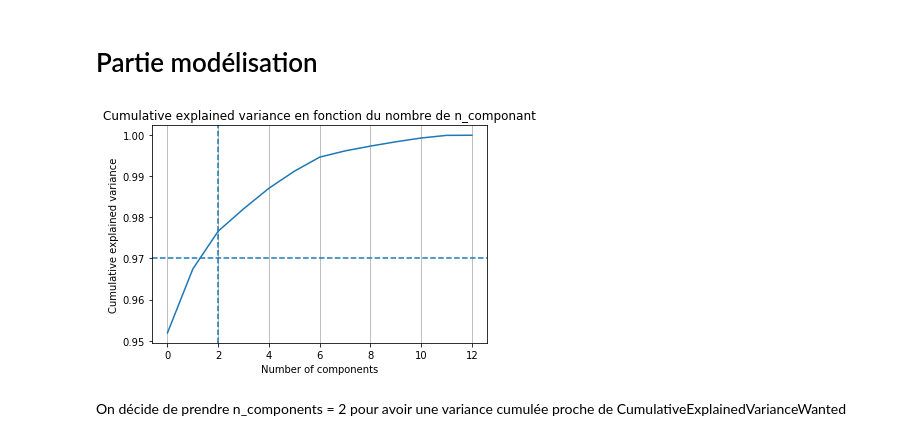
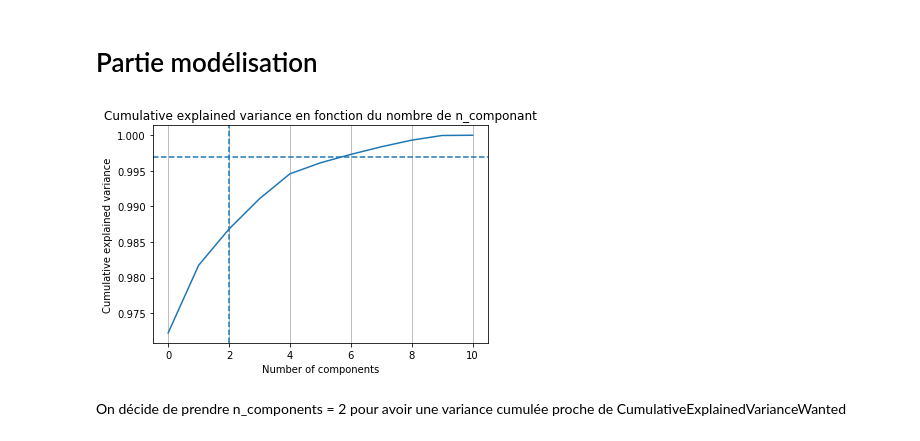
Before and after one commit to ashefd/Spotify-Genre-Analysis, a Jupyter notebook: Projet_Sympa.ipynb, the cells around one changed output. Cells and saved outputs as stored; diff of their text form; code cells hidden in the pictures.

```diff
--- a/Projet_Sympa.ipynb
+++ b/Projet_Sympa.ipynb
@@ -233,19 +251,19 @@ data['genre'].value_counts().plot(kind='bar', title = 'Occurrence de chaque genr
 # On garde le nombre de genres de musique
 K=data.nunique()[0]
 
+donnees = data.copy()
 # On remplace le genre musical par un numéro
 genres = {"Classical":0, "Electronic":1, "Folk":2, "Hip-Hop":3, "R&B":4, "Rock":5, "Jazz":6, "Reggae":7, "Pop":8, "Comedy": 9}
-data.genre = [genres[s] for s in data.genre]
+donnees.genre = [genres[s] for s in donnees.genre]
 
 keys = data["key"]
 modes = data["mode"]
-data = data.drop(columns = ['key', 'mode'])
+donnees = donnees.drop(columns = ['key', 'mode'])
 # %%
 from sklearn.preprocessing import StandardScaler
 
-donnes = data.copy()
-y = donnes["genre"]
-X = donnes[donnes.columns.difference(["genre"])]
+y = donnees["genre"]
+X = donnees[donnees.columns.difference(["genre"])]
 
 scaler = StandardScaler()
 scaler.fit(X)
@@ -256,7 +274,6 @@ pca.fit(scaled_data)
 x_pca = pca.transform(scaled_data)
 
 plt.scatter(x_pca[:,0], x_pca[:,1], c=y, cmap = 'rainbow')
-# plt.colorbar(genres.keys())
 plt.colorbar()
 plt.xlabel('First principal component')
 plt.ylabel('Second Principal Component')
@@ -274,6 +291,7 @@ sqrt_eigval = np.sqrt(eigval)
 corvar = np.zeros((p,p))
 for k in range(p):
  corvar[:,k] = pca.components_[k,:] * sqrt_eigval[k]
+print(genres)
 
 print(pd.DataFrame({'Features': X.columns,'Horizontalement':corvar[:,0]}).sort_values(by = 'Horizontalement', ascending = False))
 print('\n')
@@ -302,9 +320,9 @@ Le graph semble être un peu mieux mais on pense que cela restera tout de même
 # %% [markdown]
 # Partie modélisation
 # %%
-# On replace key et mode
-data = data.join(modes)
-data = data.join(keys)
+# # On replace key et mode
+# data = data.join(modes)
+# data = data.join(keys)
 # %%
 # Permet d'obtenir X et y déjà normalisés
 def getXY(data):
@@ -346,28 +364,28 @@ ratio_train = 0.6
 ratio_valid = 0.3
 
 # Création des sets
-X_train, y_train, X_valid, y_valid, X_test, y_test = load_subSets(data, ratio_train, ratio_valid)
+X_train, y_train, X_valid, y_valid, X_test, y_test = load_subSets(donnees, ratio_train, ratio_valid)
 DimRepre = X_train.shape[1]
 # %%
 # Définition de la variance conservée
-CumulativeExplainedVarianceWanted=0.97
+CumulativeExplainedVarianceWanted=0.997
 
 # Préprocessus - PCA - Réduction du nombre de "dimensions", "caractéristiques"
 pca = PCA().fit(X_train) # idée de se coller aux données
 CumulativeExplainedVariance = pca.explained_variance_ratio_.cumsum()
 
 plt.plot(CumulativeExplainedVariance)
 plt.axhline(y = CumulativeExplainedVarianceWanted, linestyle = '--')
 plt.axvline(x = 2, linestyle = '--')
 
 plt.title('Cumulative explained variance en fonction du nombre de n_componant')
 plt.xlabel('Number of components')
 plt.ylabel('Cumulative explained variance')
 plt.grid(axis='x')
 
 plt.show()
 # %% [output]
-[figure, old version]
+[figure, new version]
 # %% [markdown]
 On décide de prendre n_components = 2 pour avoir une variance cumulée proche de CumulativeExplainedVarianceWanted
 # %%
```
Also changed, not shown: parts of 13 cells of this notebook, 2 other files.
